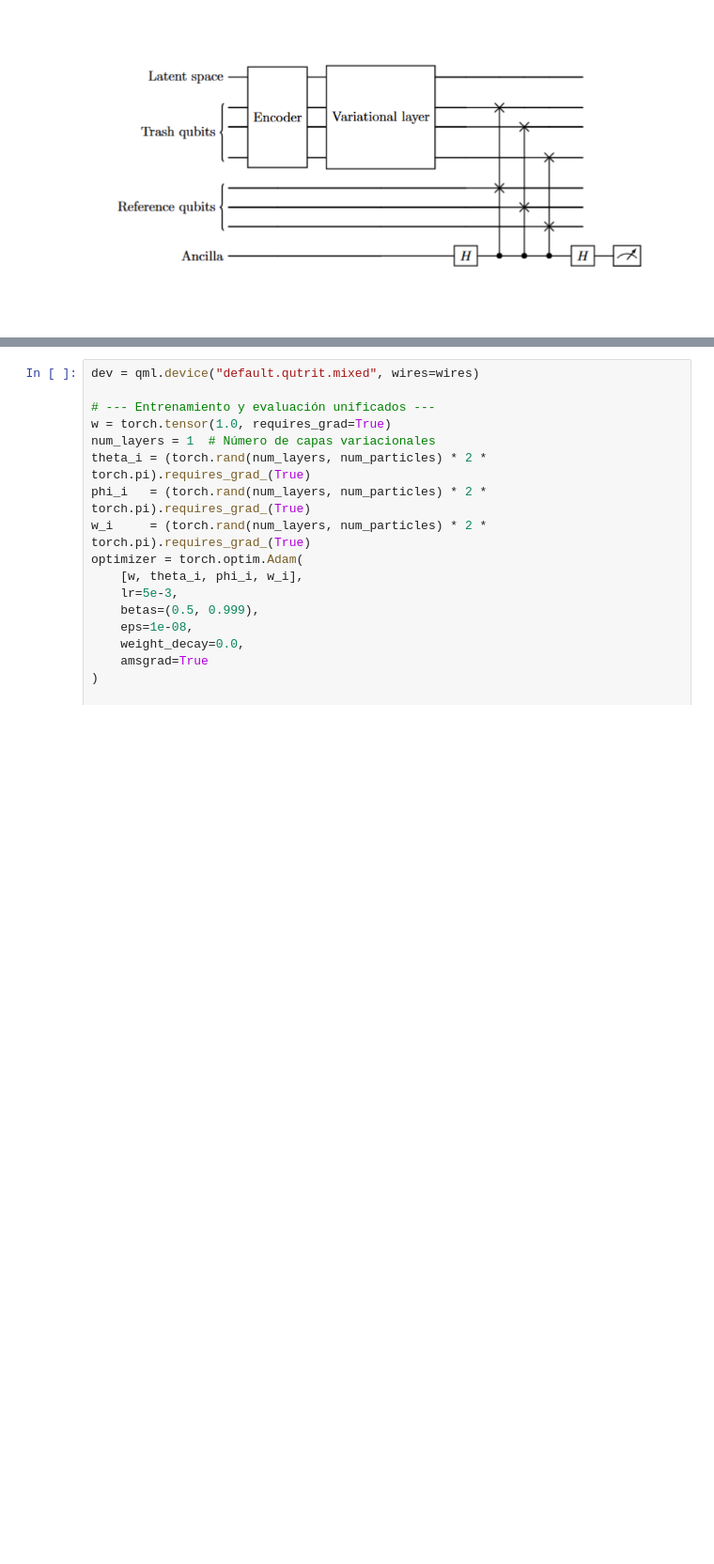
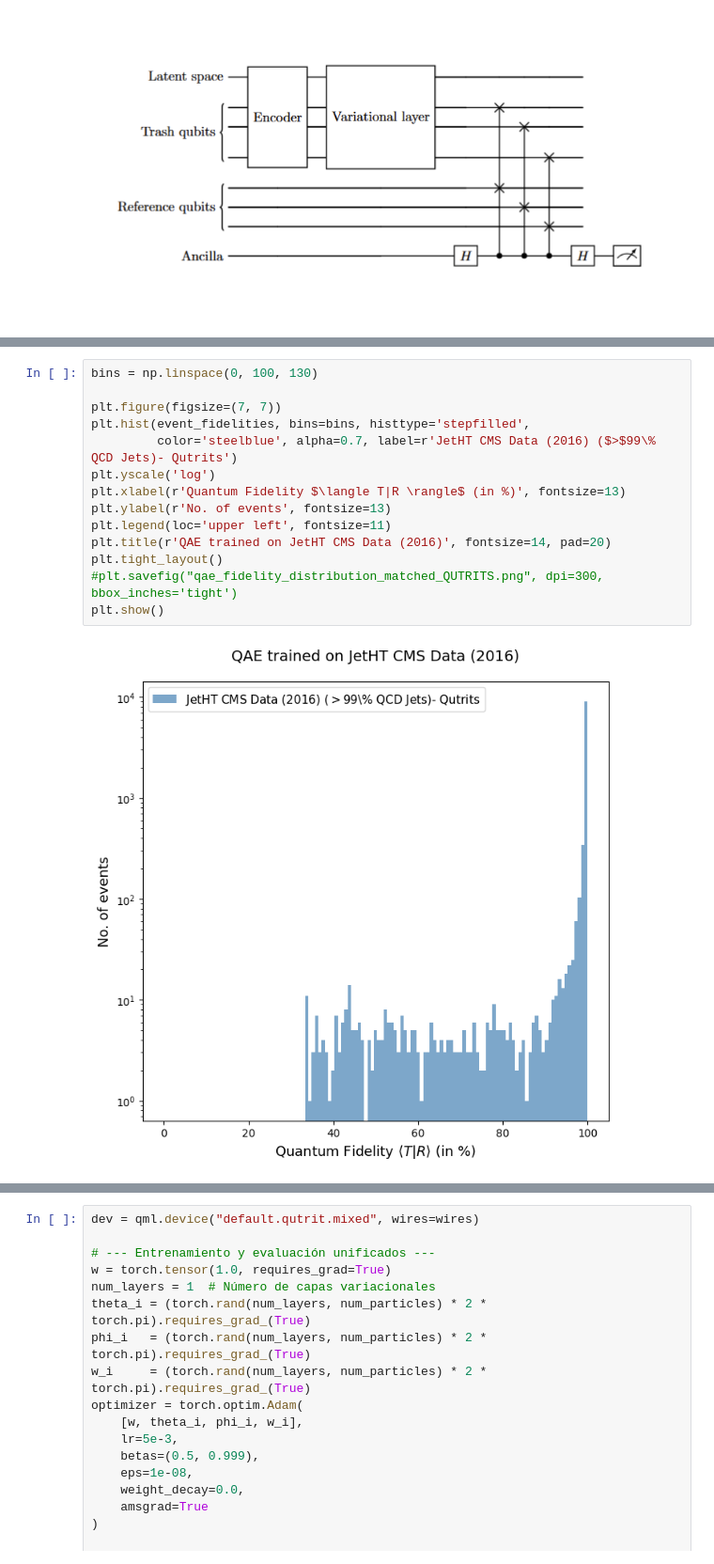
Before and after one commit to MirandaCarou/Qutrits-for-physics-at-LHC, a Jupyter notebook: TFM/QAE_qutrits.ipynb, the cells around one changed output, grey strips where cells are left out. Shown at 94% size. Drawn from its saved outputs; the diff is of its cells as text; blank space fills up the shorter version.

```diff
--- a/TFM/QAE_qutrits.ipynb
+++ b/TFM/QAE_qutrits.ipynb
@@ -412,3 +407,19 @@ plt.show()
+# %%
+bins = np.linspace(0, 100, 130)
+
+plt.figure(figsize=(7, 7))
+plt.hist(event_fidelities, bins=bins, histtype='stepfilled',
+         color='steelblue', alpha=0.7, label=r'JetHT CMS Data (2016) ($>$99\% QCD Jets)- Qutrits')
+plt.yscale('log')
+plt.xlabel(r'Quantum Fidelity $\langle T|R \rangle$ (in %)', fontsize=13)
+plt.ylabel(r'No. of events', fontsize=13)
+plt.legend(loc='upper left', fontsize=11)
+plt.title(r'QAE trained on JetHT CMS Data (2016)', fontsize=14, pad=20)
+plt.tight_layout()
+#plt.savefig("qae_fidelity_distribution_matched_QUTRITS.png", dpi=300, bbox_inches='tight')
+plt.show()
+# %% [output]
+[figure, added]
 # %%
 from sklearn.metrics import roc_auc_score
 
```
Also changed, not shown: parts of 14 cells of this notebook, 1 other file.
